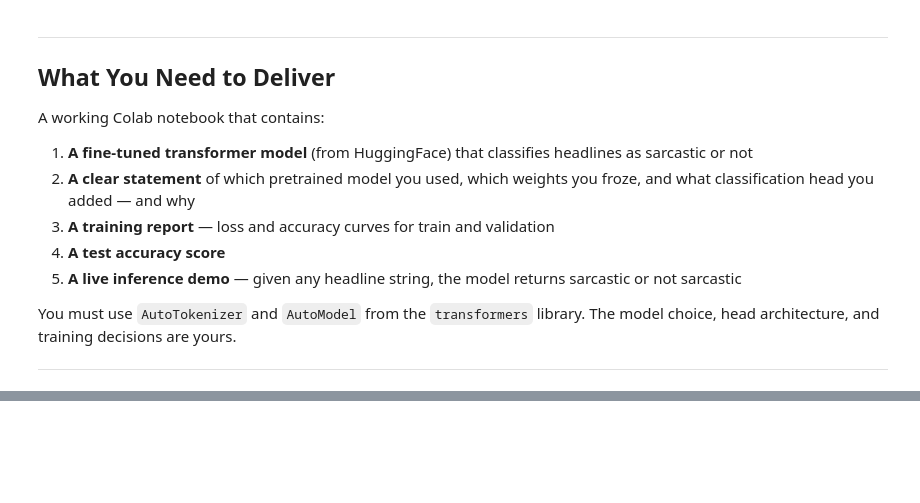
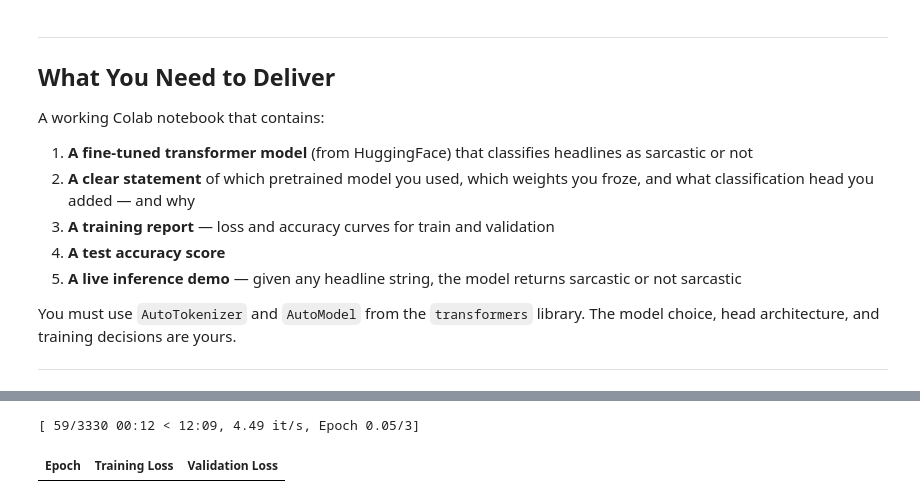
Before and after one commit to Ibraheem-Al-hafith/classification_hub, a Jupyter notebook: Ex_5_Text_Classification_Transformers.ipynb, the cells around one changed output, grey strips where cells are left out. Cells and saved outputs as stored; diff of their text form; code cells hidden in the pictures; blank space fills up the shorter version.

```diff
--- a/Ex_5_Text_Classification_Transformers.ipynb
+++ b/Ex_5_Text_Classification_Transformers.ipynb
@@ -52,0 +224,57 @@ The model choice, head architecture, and training decisions are yours.
+# %%
+# Modelling
+model = AutoModelForSequenceClassification.from_pretrained(MODEL_NAME, num_labels=2).to(config.device)
+
+# Freeze the model parameters except the last block and the classifier
+for name, param in model.named_parameters():
+    if "classifier" not in name:
+        param.requires_grad = False
+# %%
+!pip install evaluate --quiet
+import evaluate
+import numpy as np
+
+accuracy_metric = evaluate.load("accuracy")
+
+def compute_metrics(eval_pred):
+    predictions, labels = eval_pred
+    predictions = np.argmax(predictions, axis=1)
+    return accuracy_metric.compute(predictions=predictions, references=labels)
+# %%
+from transformers import TrainingArguments, Trainer
+
+# Define training arguments
+training_args = TrainingArguments(
+    output_dir="./results",
+    num_train_epochs=3,
+    per_device_train_batch_size=config.dataloader_configs['batch_size'],
+    per_device_eval_batch_size=config.dataloader_configs['batch_size'],
+    learning_rate=config.learning_rate,
+    eval_strategy="epoch",
+    save_strategy="epoch",
+    load_best_model_at_end=True,
+    weight_decay=0.01,
+    logging_steps=100,
+    report_to="none",
+    seed=config.seed,
+    fp16=True,
+    #gradient_accumulation_steps=2,
+    gradient_checkpointing=True
+)
+
+# Initialize the Hugging Face Trainer with compute_metrics
+hf_trainer = Trainer(
+    model=model,
+    args=training_args,
+    train_dataset=train_dataset,
+    eval_dataset=val_dataset,
+    data_collator=data_collator,
+    processing_class=tokenizer,
+    compute_metrics=compute_metrics
+)
+
+# Start training
+hf_trainer.train()
+# %% [output]
+[ 59/3330 00:12 < 12:09, 4.49 it/s, Epoch 0.05/3]
+| Epoch | Training Loss | Validation Loss |
```
Also changed, not shown: parts of 11 cells of this notebook.
